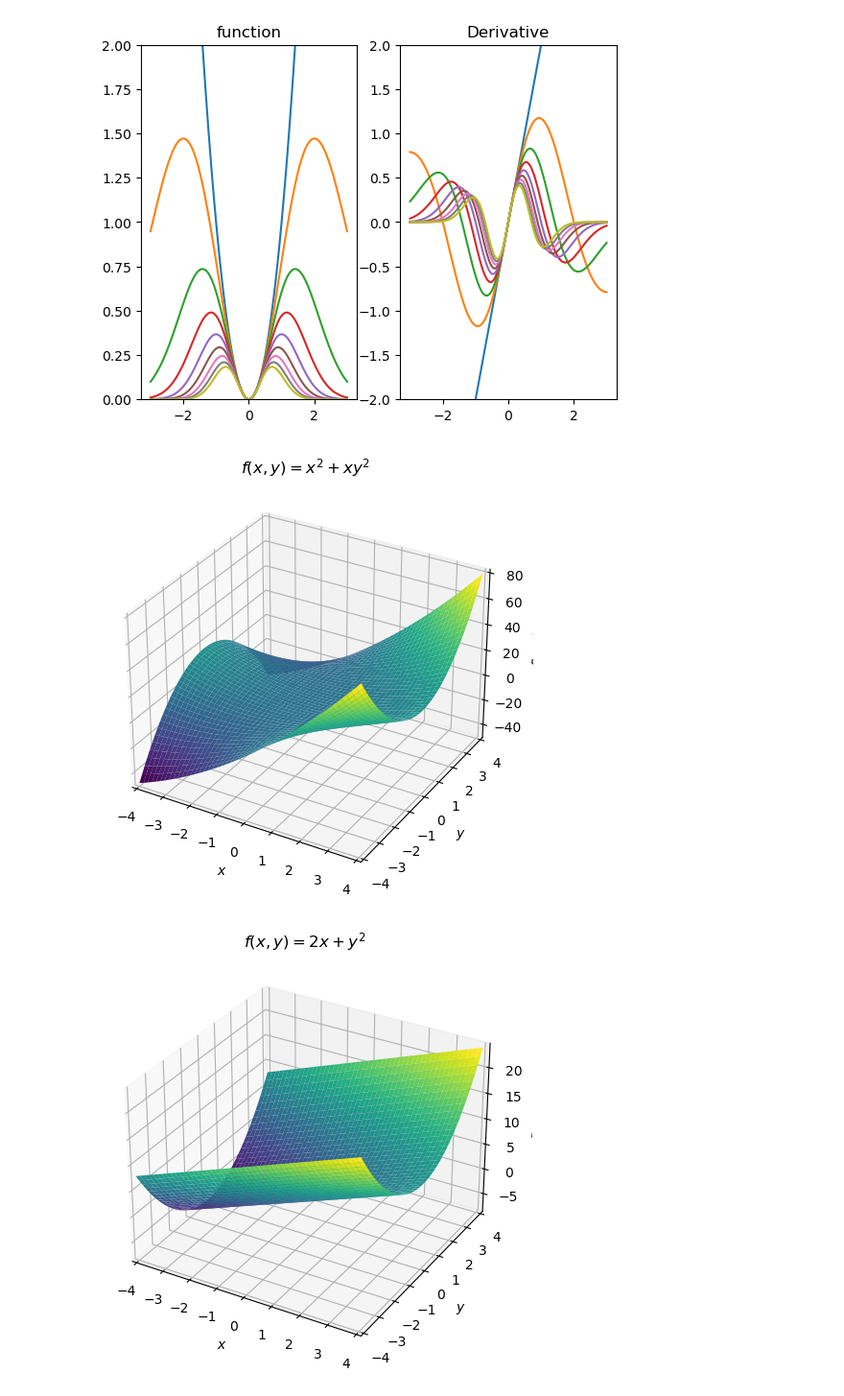
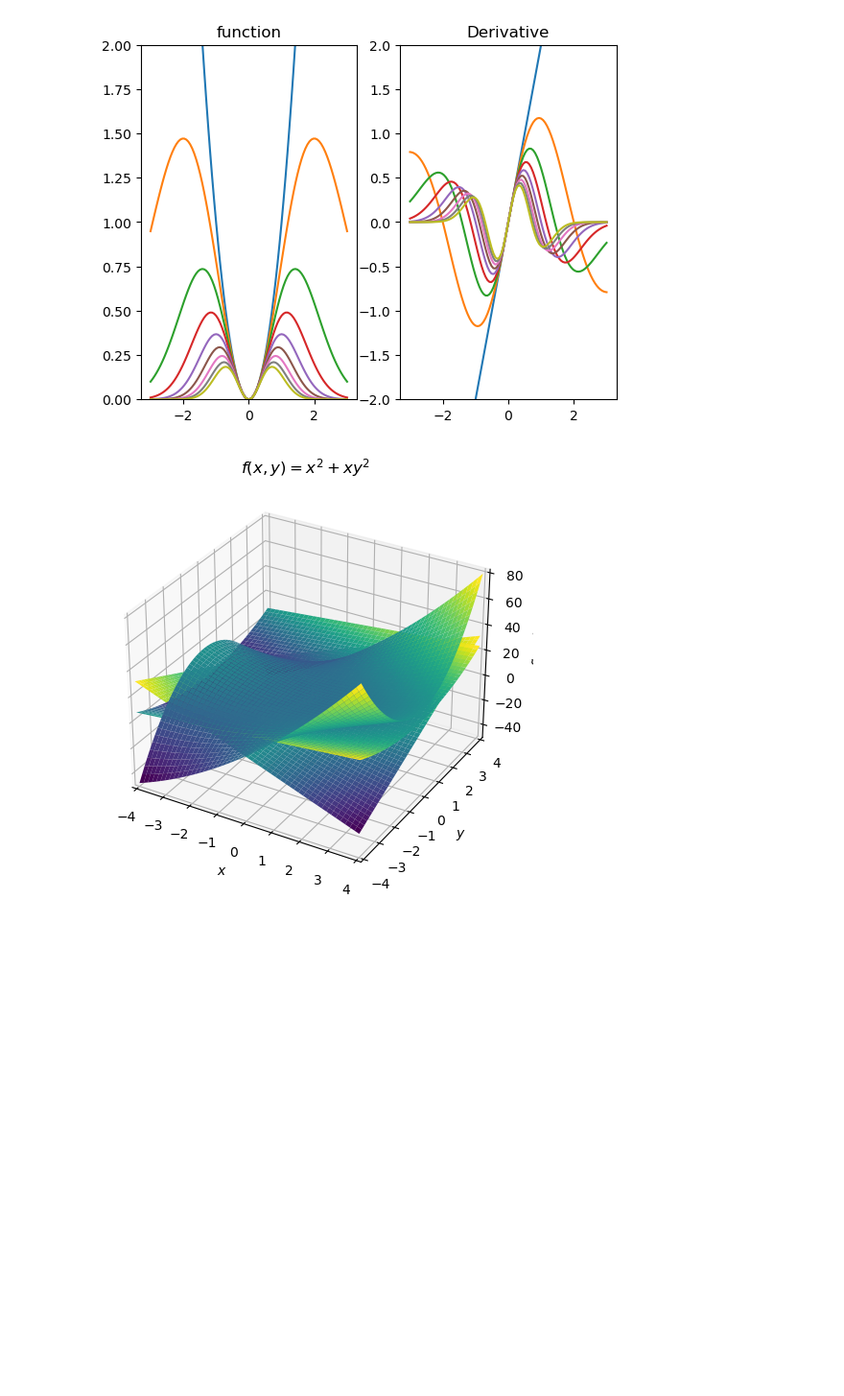
Before and after one commit to Kantulaev/ML_projects, a Jupyter notebook: lesson_9_Calculus.ipynb, the cells around one changed output. Shown at 96% size. Drawn from its saved outputs; the diff is of its cells as text; code cells hidden in the pictures; blank space fills up the shorter version.

```diff
--- a/lesson_9_Calculus.ipynb
+++ b/lesson_9_Calculus.ipynb
@@ -189,21 +189,20 @@ Text(0.5, 1.0, 'Derivative')
 # %%
 from sympy.abc import x, y
 
 # x = np.linspace(1,20,100)
 # y = np.linspace(1,20,100)
 
 f = x**2 + x*y**2
 dfx = sym.diff(f, x)
 dfy = sym.diff(f, y)
 p = sym.plotting.plot3d(f, (x, -4, 4), (y, -4, 4),
                         show=False, title='$f(x,y) = %s$' % sym.latex(f))
 p2 = sym.plotting.plot3d(dfx, (x, -4, 4), (y, -4, 4),
                         show=False, title='$f(x,y) = %s$' % sym.latex(dfx))
 p3 = sym.plotting.plot3d(dfy, (x, -4, 4), (y, -4, 4),
                         show=False, title='$f(x,y) = %s$' % sym.latex(dfy))
+p.extend(p2)
+p.extend(p3)
 p.show()
-p2.show()
-p3.show()
 # %% [output]
-[figure, old version]
+[figure, new version]
-[figure, removed]
```
Also changed, not shown: parts of 2 cells of this notebook.
